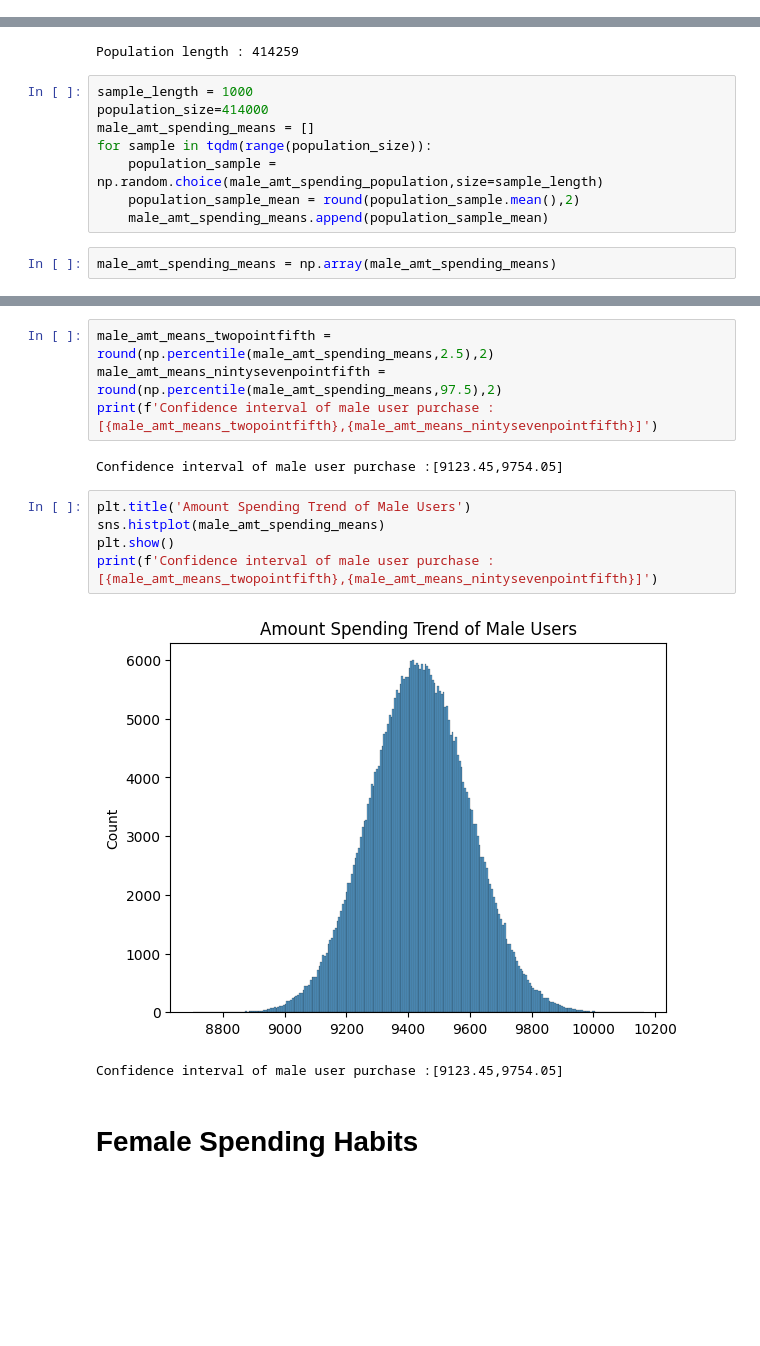
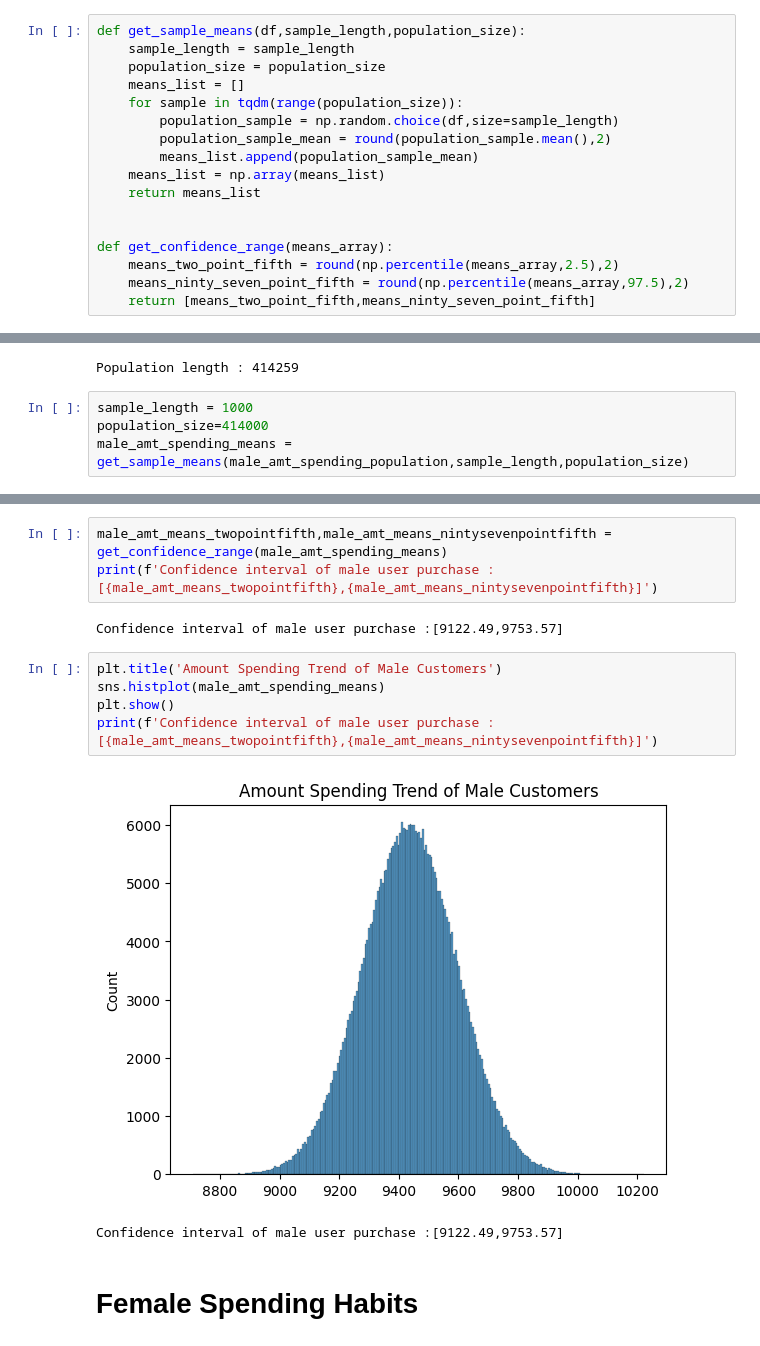
Before and after one commit to GauravDaharia20/Scaler-Projects, a Jupyter notebook: Math/Project/ Walmart_Confidence_Interval_and_CLT.ipynb, the cells around one changed output, grey strips where cells are left out. Drawn from its saved outputs; the diff is of its cells as text; blank space fills up the shorter version.

```diff
--- a/Math/Project/ Walmart_Confidence_Interval_and_CLT.ipynb
+++ b/Math/Project/ Walmart_Confidence_Interval_and_CLT.ipynb
@@ -149,6 +149,23 @@ plt.show()
 3. It is observed that male users from age group 18-25 has average purchase more than female users.
 # %% [markdown]
 # Male Spending Habits
+# %%
+def get_sample_means(df,sample_length,population_size):
+    sample_length = sample_length
+    population_size = population_size
+    means_list = []
+    for sample in tqdm(range(population_size)):
+        population_sample = np.random.choice(df,size=sample_length)
+        population_sample_mean = round(population_sample.mean(),2)
+        means_list.append(population_sample_mean)
+    means_list = np.array(means_list)
+    return means_list
+
+
+def get_confidence_range(means_array):
+    means_two_point_fifth = round(np.percentile(means_array,2.5),2)
+    means_ninty_seven_point_fifth = round(np.percentile(means_array,97.5),2)
+    return [means_two_point_fifth,means_ninty_seven_point_fifth]
 # %%
 male_purchase_data = data.loc[data['Gender']=='M']
 male_purchase_data.head()
@@ -174,13 +191,7 @@ Population length : 414259
 # %%
 sample_length = 1000
 population_size=414000
-male_amt_spending_means = []
-for sample in tqdm(range(population_size)):
-    population_sample = np.random.choice(male_amt_spending_population,size=sample_length)
-    population_sample_mean = round(population_sample.mean(),2)
-    male_amt_spending_means.append(population_sample_mean)
+male_amt_spending_means = get_sample_means(male_amt_spending_population,sample_length,population_size)
-# %%
-male_amt_spending_means = np.array(male_amt_spending_means)
 # %%
 sample_mean = round(male_amt_spending_means.mean(),2)
 print(f'mean_male_amt_spending : {sample_mean}')
@@ -189,17 +200,16 @@ mean_male_amt_spending : 9437.44
 # %%
-male_amt_means_twopointfifth = round(np.percentile(male_amt_spending_means,2.5),2)
-male_amt_means_nintysevenpointfifth = round(np.percentile(male_amt_spending_means,97.5),2)
+male_amt_means_twopointfifth,male_amt_means_nintysevenpointfifth = get_confidence_range(male_amt_spending_means)
 print(f'Confidence interval of male user purchase :[{male_amt_means_twopointfifth},{male_amt_means_nintysevenpointfifth}]')
 # %% [output]
-Confidence interval of male user purchase :[9123.45,9754.05]
+Confidence interval of male user purchase :[9122.49,9753.57]
 # %%
-plt.title('Amount Spending Trend of Male Users')
+plt.title('Amount Spending Trend of Male Customers')
 sns.histplot(male_amt_spending_means)
 plt.show()
 print(f'Confidence interval of male user purchase :[{male_amt_means_twopointfifth},{male_amt_means_nintysevenpointfifth}]')
 # %% [output]
-[figure, old version]
+[figure, new version]
-Confidence interval of male user purchase :[9123.45,9754.05]
+Confidence interval of male user purchase :[9122.49,9753.57]
 # %% [markdown]
 # Female Spending Habits
 # %%
```
Also changed, not shown: parts of 33 cells of this notebook.
